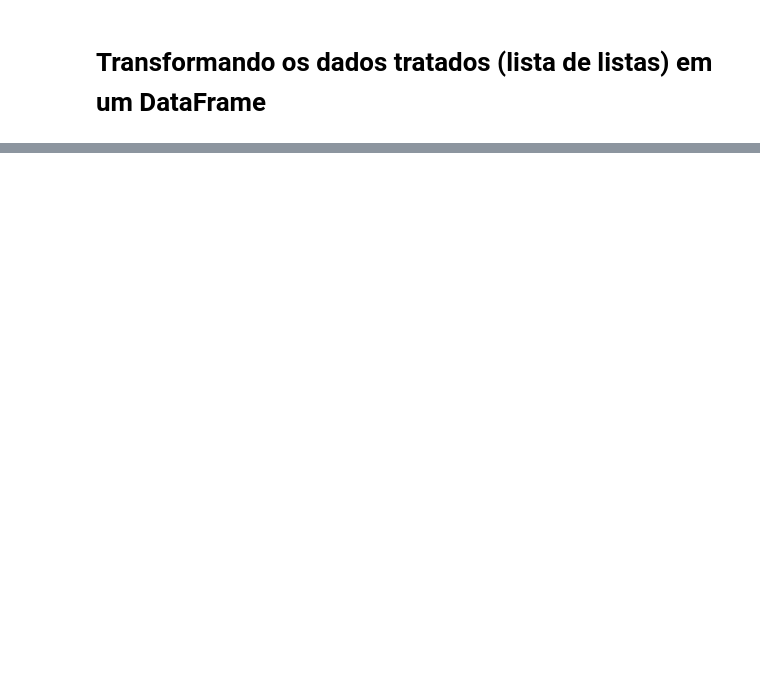
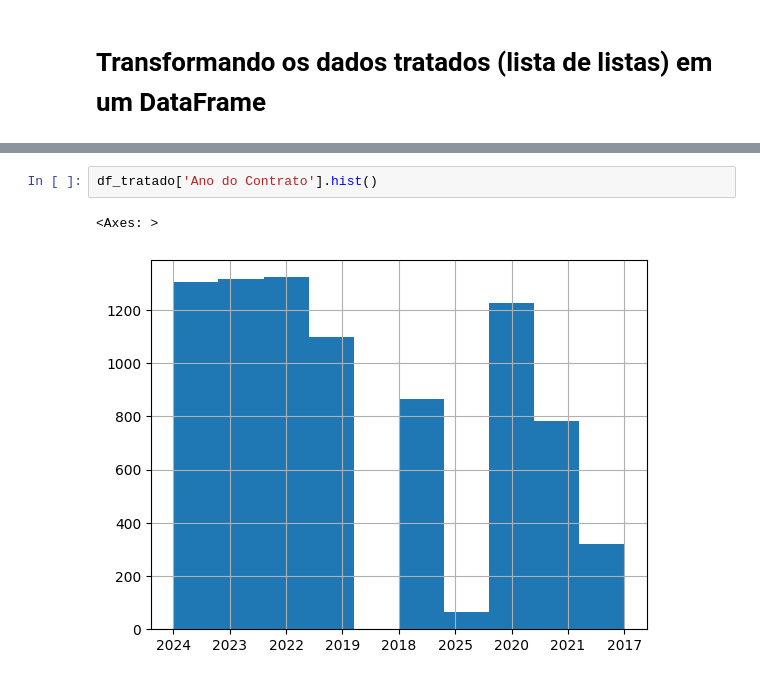
Before and after one commit to leitoraincomum/artigo_sar, a Jupyter notebook: analise_limpeza.ipynb, the cells around one changed output, grey strips where cells are left out. Cells and saved outputs as stored; diff of their text form; blank space fills up the shorter version.

```diff
--- a/analise_limpeza.ipynb
+++ b/analise_limpeza.ipynb
@@ -112,0 +96,5 @@ df_tratado.head()
+# %%
+df_tratado['Ano do Contrato'].hist()
+# %% [output]
+<Axes: >
+[figure, added]
```
Also changed, not shown: parts of 20 cells of this notebook.
